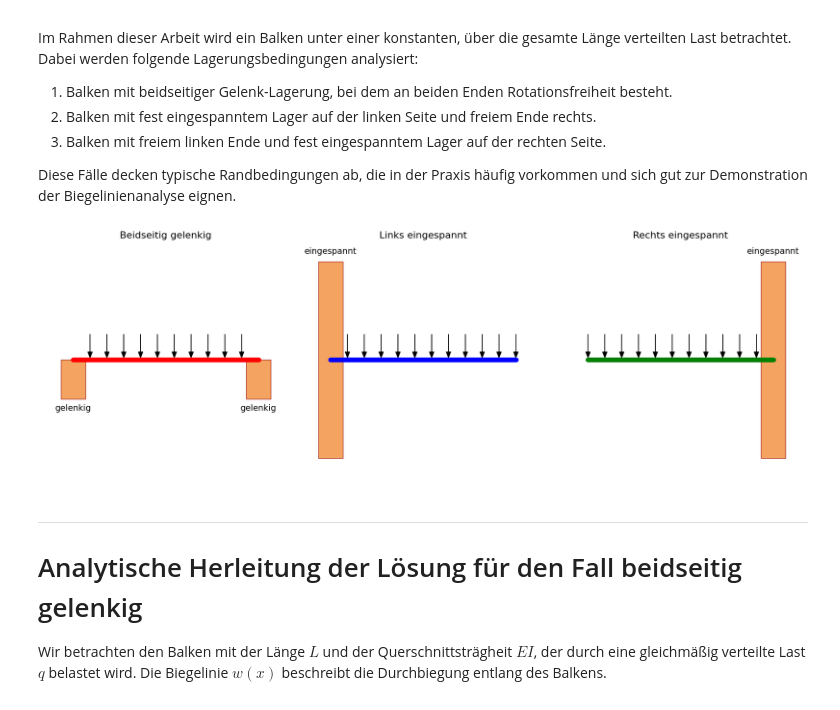
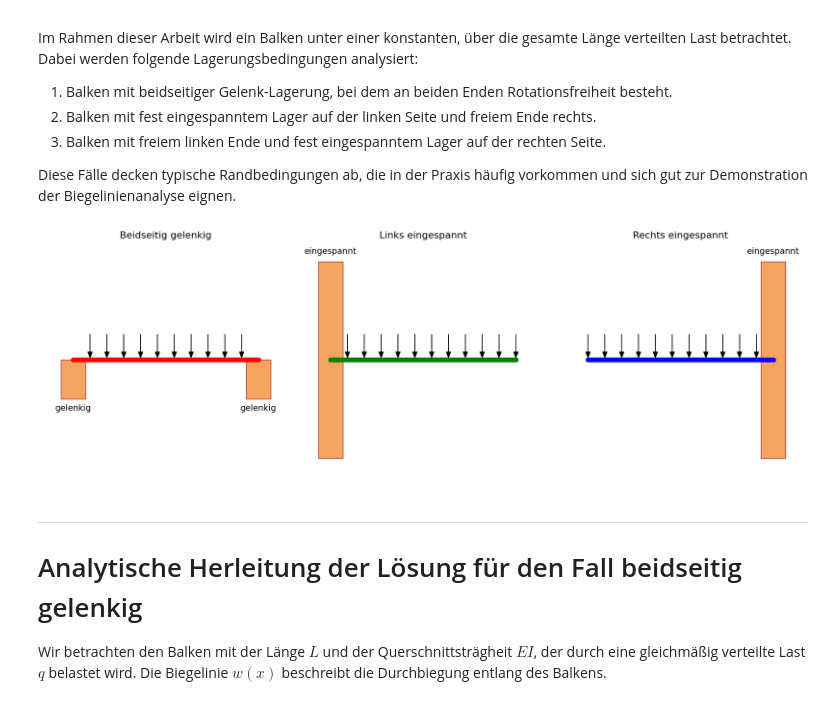
Before and after one commit to AhmedHossamMido/projektarbeit, a Jupyter notebook: projektdatei.ipynb, the cells around one changed output. Drawn from its saved outputs; the diff is of its cells as text; code cells hidden in the pictures.

```diff
--- a/projektdatei.ipynb
+++ b/projektdatei.ipynb
@@ -312,7 +312,7 @@ figsize = (18, 6)           # Größe der Figur
 # Balken Eigenschaften
 beam_linewidth = 8
 beam_capstyle = 'round'
-beam_colors = ["red", "blue", "green"]  # Farben der Balken
+beam_colors = ["red", "green", "blue"]  # Farben der Balken
 
 # Rechtecke (Lager) Eigenschaften
 rect_width = 0.8
@@ -379,39 +379,38 @@ axs[1].set_xlim(*x_limits)
 axs[1].set_ylim(*y_limits)
 
 # Linkes Rechteck (eingespannt)
-axs[1].add_patch(plt.Rectangle, (x_start - rect_width/2, rect_y_fixed), rect_width, rect_height_fixed, facecolor=rect_facecolor, edgecolor=rect_edgecolor))
-# Balken
+axs[1].add_patch(plt.Rectangle((x_start - rect_width/2, rect_y_fixed), rect_width, rect_height_fixed,facecolor=rect_facecolor, edgecolor=rect_edgecolor))
 axs[1].plot([x_start, x_end], [y_beam, y_beam], color=beam_colors[1], lw=beam_linewidth, solid_capstyle=beam_capstyle)
 # Pfeile (alle außer erster)
 for x in arrow_x_positions[1:]:
     axs[1].arrow(x, arrow_y_start, 0, arrow_delta_y, head_width=arrow_head_width, head_length=arrow_head_length, fc=arrow_facecolor, ec=arrow_edgecolor, length_includes_head=True)
 # Text
 axs[1].text(x_start, text_y_offset_fixed, 'eingespannt', ha='center', fontsize=text_fontsize)
 axs[1].set_title('Links eingespannt', fontsize=title_fontsize)
 
 #===========================#
 # --- Rechts eingespannt ---#
 #===========================#
 
 axs[2].axis('off')
 axs[2].set_xlim(*x_limits)
 axs[2].set_ylim(*y_limits)
 # Rechtes Rechteck (eingespannt)
 axs[2].add_patch(plt.Rectangle((x_end - rect_width/2, rect_y_fixed), rect_width, rect_height_fixed, facecolor=rect_facecolor, edgecolor=rect_edgecolor))
 # Balken
 axs[2].plot([x_start, x_end], [y_beam, y_beam], color=beam_colors[2], lw=beam_linewidth, solid_capstyle=beam_capstyle)
 # Pfeile (alle außer letzter)
 for x in arrow_x_positions[:-1]:
     axs[2].arrow(x, arrow_y_start, 0, arrow_delta_y, head_width=arrow_head_width, head_length=arrow_head_length, fc=arrow_facecolor, ec=arrow_edgecolor, length_includes_head=True)
 # Text
 axs[2].text(x_end, text_y_offset_fixed, 'eingespannt', ha='center', fontsize=text_fontsize)
 axs[2].set_title('Rechts eingespannt', fontsize=title_fontsize)
 
 
 plt.tight_layout()
 plt.show()
 # %% [output]
-[figure, old version]
+[figure, new version]
 # %% [markdown]
 ---
 
```
Also changed, not shown: parts of 5 cells of this notebook.
